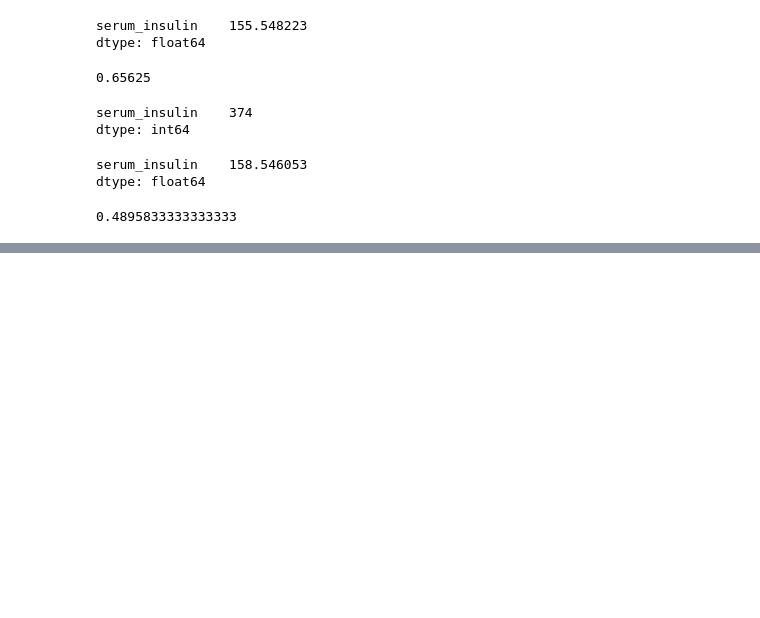
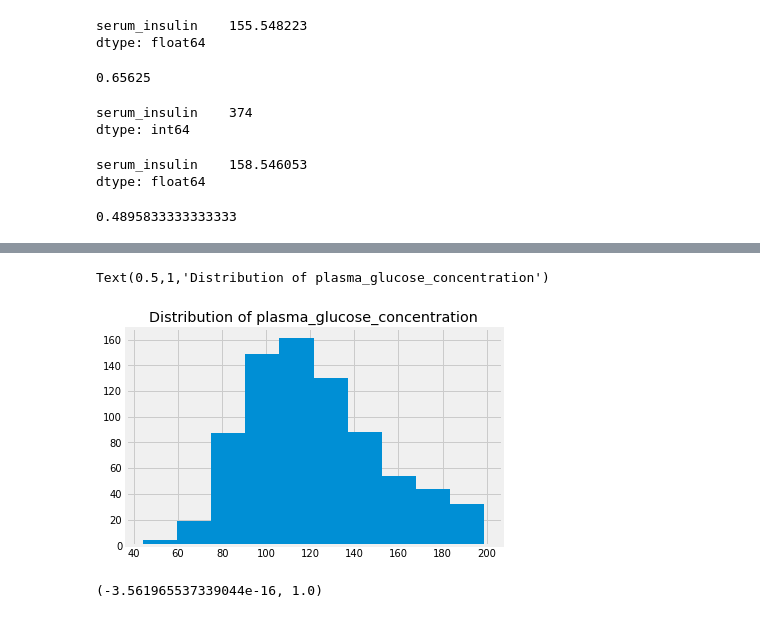
Before and after one commit to yungshun317/feature-improvement, a Jupyter notebook: pima_indians_diabetes_database.ipynb, the cells around one changed output, grey strips where cells are left out. Cells and saved outputs as stored; diff of their text form; code cells hidden in the pictures; blank space fills up the shorter version.

```diff
--- a/pima_indians_diabetes_database.ipynb
+++ b/pima_indians_diabetes_database.ipynb
@@ -425,0 +559,6 @@ knn.score(X_test, y_test)
+# %%
+ax = pima['plasma_glucose_concentration'].hist()
+ax.set_title('Distribution of plasma_glucose_concentration')
+# %% [output]
+Text(0.5,1,'Distribution of plasma_glucose_concentration')
+[figure, added]
@@ -425,0 +567,8 @@ knn.score(X_test, y_test)
+# %%
+glucose_z_score_standardized = StandardScaler().fit_transform(pima[['plasma_glucose_concentration']])
+# Note we use the double bracket notation [[ ]] because the transformer requires a dataframe
+
+# mean of 0 (floating point error) and standard deviation of 1
+glucose_z_score_standardized.mean(), glucose_z_score_standardized.std()
+# %% [output]
+(-3.561965537339044e-16, 1.0)
```
Also changed, not shown: parts of 39 cells of this notebook.
